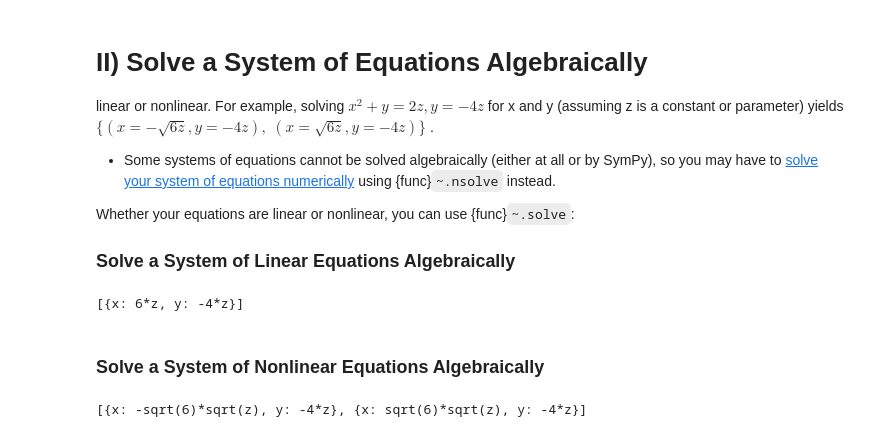
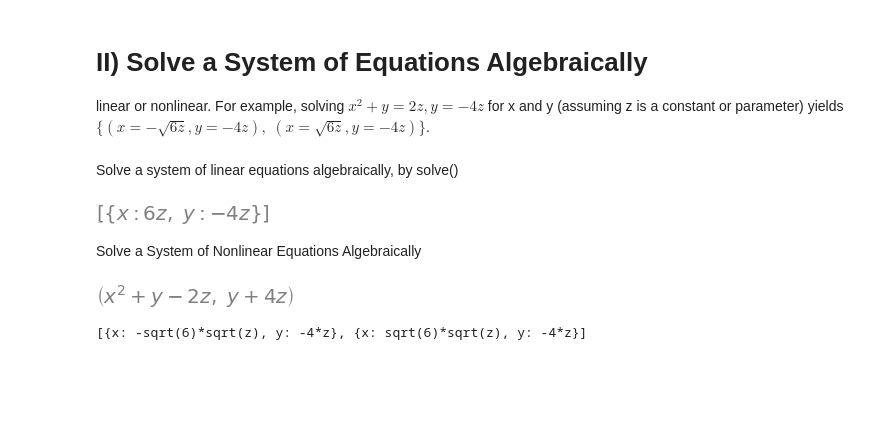
Before and after one commit to raywkhon/PyAstro, a Jupyter notebook: SymPy2.ipynb, the cells around one changed output. Cells and saved outputs as stored; diff of their text form; code cells hidden in the pictures; blank space fills up the shorter version.

Commit message:
Pending changes exported from your codespace

```diff
--- a/SymPy2.ipynb
+++ b/SymPy2.ipynb
@@ -1,24 +1,24 @@
 # %% [markdown]
 # II) Solve a System of Equations Algebraically
 
-linear or nonlinear. For example, solving $x^2 + y = 2z, y = -4z$ for x and y (assuming z
-is a constant or parameter) yields $\{(x = -\sqrt{6z}, y = -4z),$ ${(x =
-\sqrt{6z}, y = -4z)\}}$.
-
-- Some systems of equations cannot be solved algebraically (either at all or by SymPy), so you may have to [solve your system of equations numerically](solve-numerically.md) using {func}`~.nsolve` instead.
-
-Whether your equations are linear or nonlinear, you can use {func}`~.solve`:
-
-### Solve a System of Linear Equations Algebraically
+linear or nonlinear. For example, solving $x^2 + y = 2z, y = -4z$ for x and y (assuming z is a constant or parameter) yields $\{(x = -\sqrt{6z}, y = -4z),$ ${(x = \sqrt{6z}, y = -4z)\}}$.
 # %%
 from sympy import solve
 from sympy.abc import x, y, z
-solve([x + y - 2*z, y + 4*z], [x, y], dict=True)
-# solve([x + y - 2*z, y + 4*z], [x, y])
+from sympy import init_printing
+init_printing() # initializethe best printing format
-# %% [output]
-[{x: 6*z, y: -4*z}]
+# %% [markdown]
+Solve a system of linear equations algebraically, by solve()
+# %%
+solve([x + y - 2*z, y + 4*z], [x, y], dict=True)
+# %% [output]
+[figure, added]
 # %% [markdown]
-### Solve a System of Nonlinear Equations Algebraically
+Solve a System of Nonlinear Equations Algebraically
+# %%
+x**2 + y - 2*z, y + 4*z
+# %% [output]
+[figure, added]
 # %%
 from sympy import solve
 from sympy.abc import x, y, z
```
Also changed, not shown: parts of 24 cells of this notebook, 10 other files.
